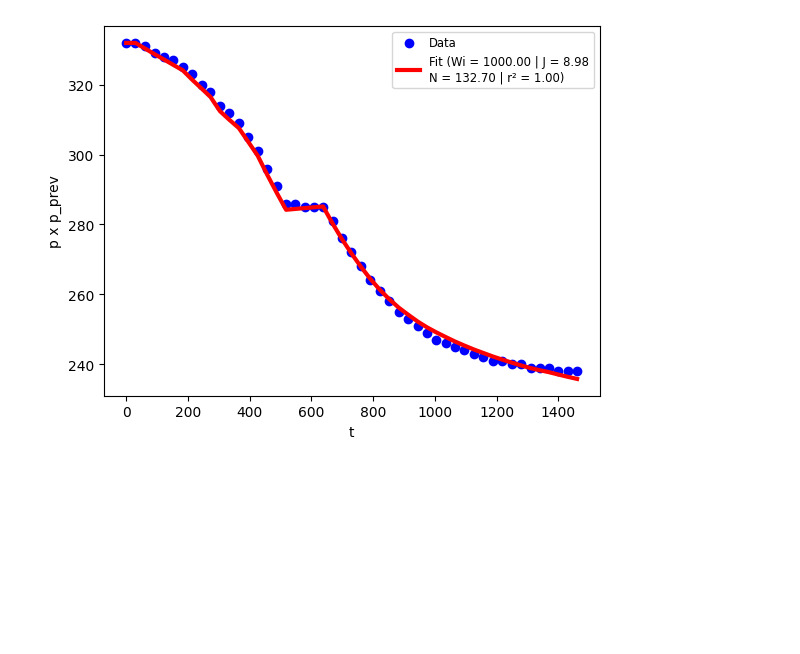
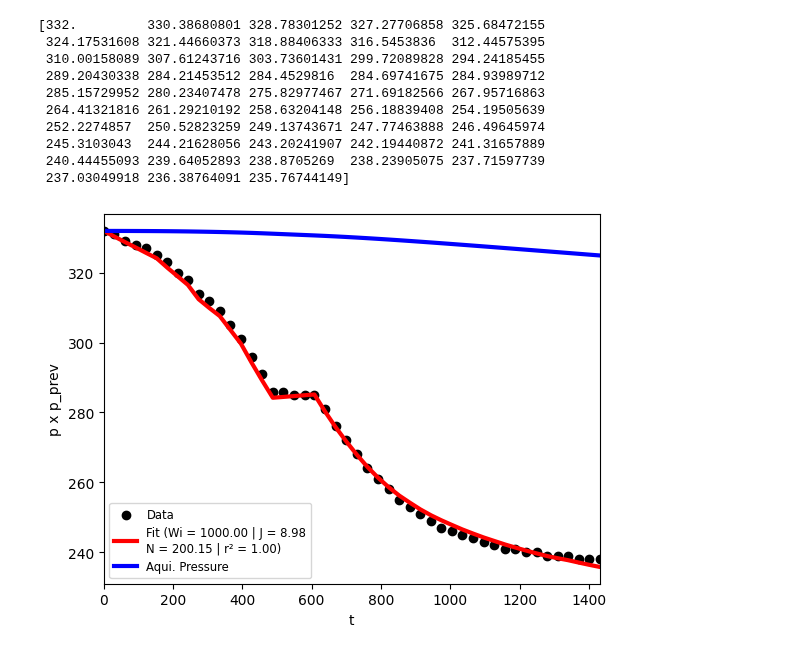
Before and after one commit to marcelogarret/projeto_mestrado, a Jupyter notebook: EBM_FIT_UNISIM_D.ipynb, the cells around one changed output. Saved outputs shown, nothing was run; the diff lists cells and outputs as text; code cells hidden in the pictures; blank space fills up the shorter version.

```diff
--- a/EBM_FIT_UNISIM_D.ipynb
+++ b/EBM_FIT_UNISIM_D.ipynb
@@ -8,7 +8,7 @@ from scipy.optimize import curve_fit
 from scipy.optimize import minimize
 from sklearn.metrics import r2_score
 
-df=pd.read_excel('unisim_hist.xlsx')
-# df=pd.read_excel('unisim_hist.xlsx').iloc[:, :-5]
+# df=pd.read_excel('unisim_hist.xlsx').iloc[1:,:]
+df=pd.read_excel('unisim_hist.xlsx').iloc[1:, :-5]
 print(df.head())
 # %% [output]
@@ -38,7 +31,7 @@ pb = 210.03
 bob = 1.414
 co = 1.62E-04
 cw = 4.76E-05
-Swi = 0.17 ** 0.35
+Swi = 0.17
 # %%
 df["t"] = (df["Date"]-df["Date"].iloc[0]).astype("int64")/10**9/60/60/24
 df["dt"]=df["t"].diff().fillna(0)
@@ -248,33 +244,45 @@ for i in range(len(t)):
       we_aquif[i]=we_aquif[i-1]+(Wei/p[0])*(ppa_med[i-1]-pn)*(1-np.exp(-J*p[0]*dt[i]/Wei))
 
       ## EBM
       if pn < pb:
         bop = 1.40676 * pn - 1.04229
         rsp = 0.4655 * pn + 15.0114
       else:
         bop = bob - co * (pn - pb)
         rsp = Rsi
         bgp = 1.40676*pn**(-1.04229)
         fp=npp[i]*(bop+(rp[i]-rsp)*bgp)+(wp[i]-winj[i])*Bw
         eop=bop-bo[0]+(Rsi-rsp)*bgp
         egp=bo[0]*((bgp/bg[0])-1)
         efwp=(1+m)*bo[0]*((cf+cw*Swi)/(1-Swi))*(p[0]-pn)
         we_ebm[i]=fp-N*(eop+m*egp+efwp)*10**6
 
       return (we_ebm[i] - we_aquif[i]) ** 2
 
     x0 = [p_prev[i-1]]
     result = minimize(obj_f, x0, args=(m, N_est, Wei_est, J_est))
     p_prev[i]=result.x[0]
 
 r2_2 = r2_score(p, p_prev)
-# print(r2_2)
+print(p_prev)
 
-plt.scatter(t, p, label="Data", color="blue")
+plt.scatter(t, p, label="Data", color="black")
 plt.plot(t, p_prev, label=f"Fit (Wi = {Wi_est:0.2f} | J = {J_est:0.2f}" + "\n" + f"N = {N_est:0.2f} | r\N{SUPERSCRIPT TWO} = {r2_2:.2f})", color="red", linewidth=3)
+plt.plot(t, pa_med, label="Aqui. Pressure", color="blue", linewidth=3)
 plt.legend(fontsize='small')
 plt.xlabel("t")
 plt.ylabel("p x p_prev")
+plt.xlim(0, 1431)
 plt.show()
 # %% [output]
+[332.         330.38680801 328.78301252 327.27706858 325.68472155
+ 324.17531608 321.44660373 318.88406333 316.5453836  312.44575395
+ 310.00158089 307.61243716 303.73601431 299.72089828 294.24185455
+ 289.20430338 284.21453512 284.4529816  284.69741675 284.93989712
+ 285.15729952 280.23407478 275.82977467 271.69182566 267.95716863
+ 264.41321816 261.29210192 258.63204148 256.18839408 254.19505639
+ 252.2274857  250.52823259 249.13743671 247.77463888 246.49645974
+ 245.3103043  244.21628056 243.20241907 242.19440872 241.31657889
+ 240.44455093 239.64052893 238.8705269  238.23905075 237.71597739
+ 237.03049918 236.38764091 235.76744149]
-[figure, old version]
+[figure, new version]
```
Also changed, not shown: parts of 6 cells of this notebook.
